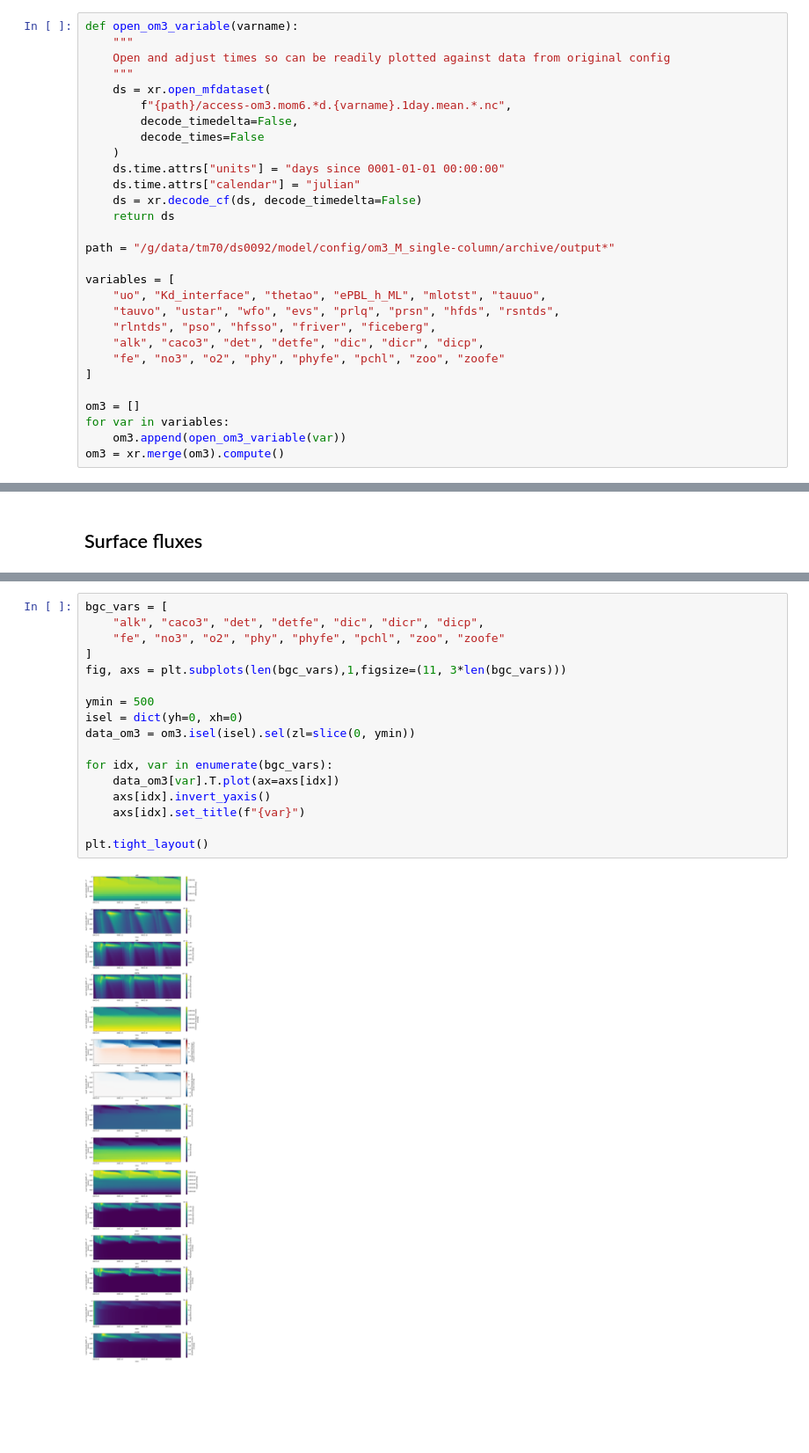
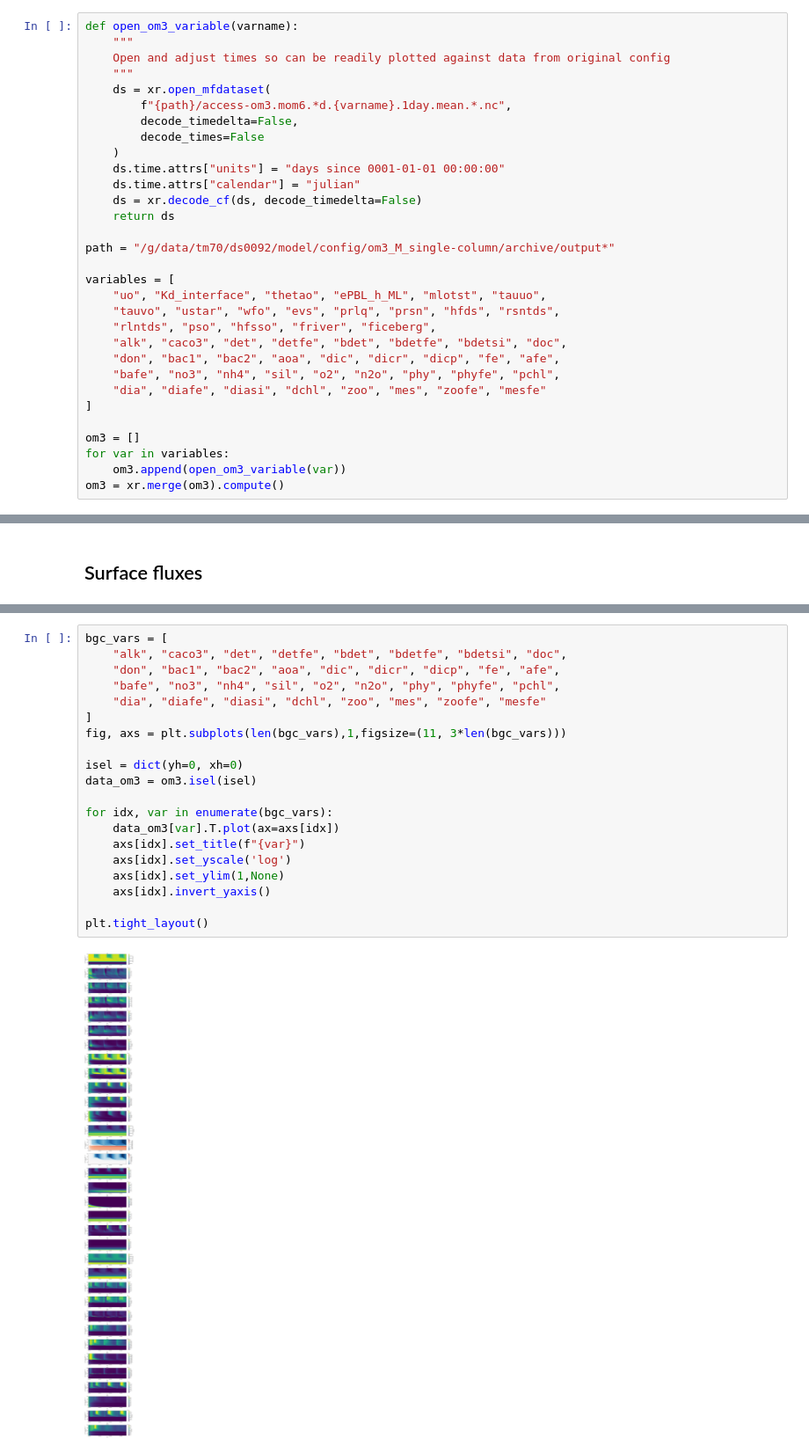
Before and after one commit to dougiesquire/om3-mom6-single-column, a Jupyter notebook: BATS_EPBL_analysis_suite.ipynb, the cells around one changed output, grey strips where cells are left out. Shown at 88% size. Cells and saved outputs as stored; diff of their text form; blank space fills up the shorter version.

```diff
--- a/BATS_EPBL_analysis_suite.ipynb
+++ b/BATS_EPBL_analysis_suite.ipynb
@@ -75,8 +75,10 @@ variables = [
     "uo", "Kd_interface", "thetao", "ePBL_h_ML", "mlotst", "tauuo",
     "tauvo", "ustar", "wfo", "evs", "prlq", "prsn", "hfds", "rsntds",
     "rlntds", "pso", "hfsso", "friver", "ficeberg",
-    "alk", "caco3", "det", "detfe", "dic", "dicr", "dicp",
-    "fe", "no3", "o2", "phy", "phyfe", "pchl", "zoo", "zoofe"
+    "alk", "caco3", "det", "detfe", "bdet", "bdetfe", "bdetsi", "doc",
+    "don", "bac1", "bac2", "aoa", "dic", "dicr", "dicp", "fe", "afe",
+    "bafe", "no3", "nh4", "sil", "o2", "n2o", "phy", "phyfe", "pchl",
+    "dia", "diafe", "diasi", "dchl", "zoo", "mes", "zoofe", "mesfe"
 ]
 
 om3 = []
@@ -275,19 +277,22 @@ plt.tight_layout()
 # %%
 bgc_vars = [
-    "alk", "caco3", "det", "detfe", "dic", "dicr", "dicp",
-    "fe", "no3", "o2", "phy", "phyfe", "pchl", "zoo", "zoofe"
+    "alk", "caco3", "det", "detfe", "bdet", "bdetfe", "bdetsi", "doc",
+    "don", "bac1", "bac2", "aoa", "dic", "dicr", "dicp", "fe", "afe",
+    "bafe", "no3", "nh4", "sil", "o2", "n2o", "phy", "phyfe", "pchl",
+    "dia", "diafe", "diasi", "dchl", "zoo", "mes", "zoofe", "mesfe"
 ]
 fig, axs = plt.subplots(len(bgc_vars),1,figsize=(11, 3*len(bgc_vars)))
 
-ymin = 500
 isel = dict(yh=0, xh=0)
-data_om3 = om3.isel(isel).sel(zl=slice(0, ymin))
+data_om3 = om3.isel(isel)
 
 for idx, var in enumerate(bgc_vars):
     data_om3[var].T.plot(ax=axs[idx])
+    axs[idx].set_title(f"{var}")
+    axs[idx].set_yscale('log')
+    axs[idx].set_ylim(1,None)
     axs[idx].invert_yaxis()
-    axs[idx].set_title(f"{var}")
 
 plt.tight_layout()
 # %% [output]
-[figure, old version]
+[figure, new version]
```
Also changed, not shown: parts of 1 cell of this notebook, 8 other files.
